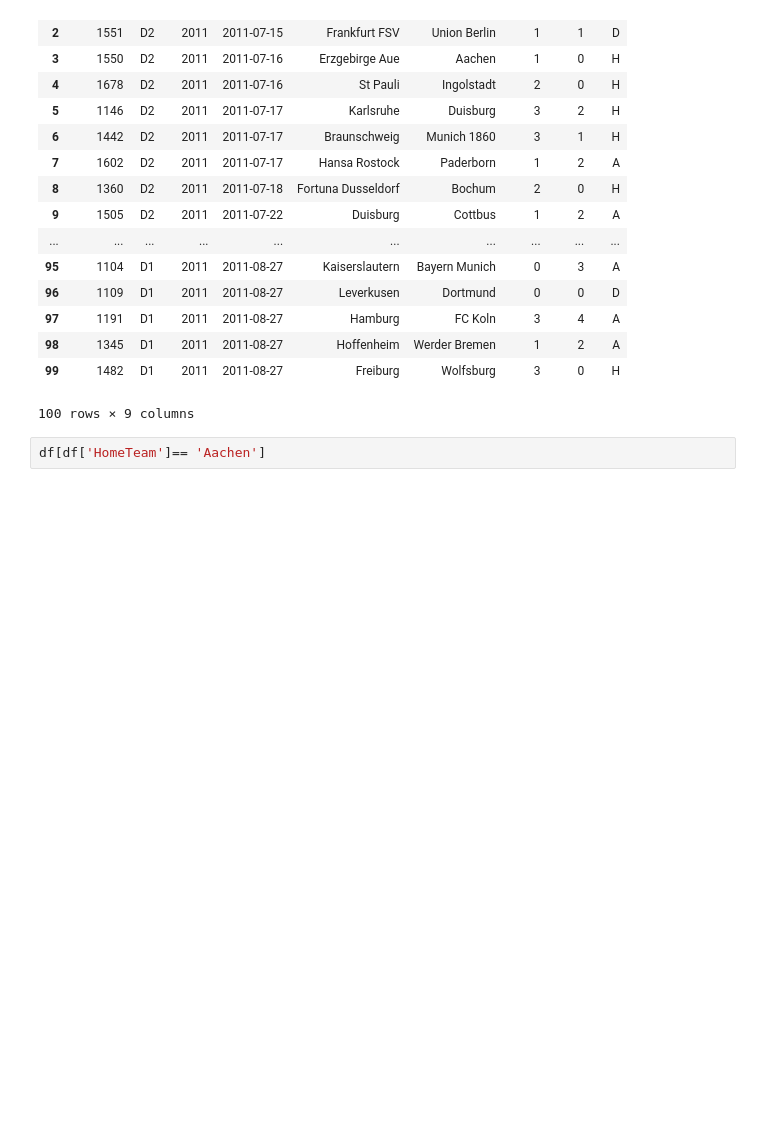
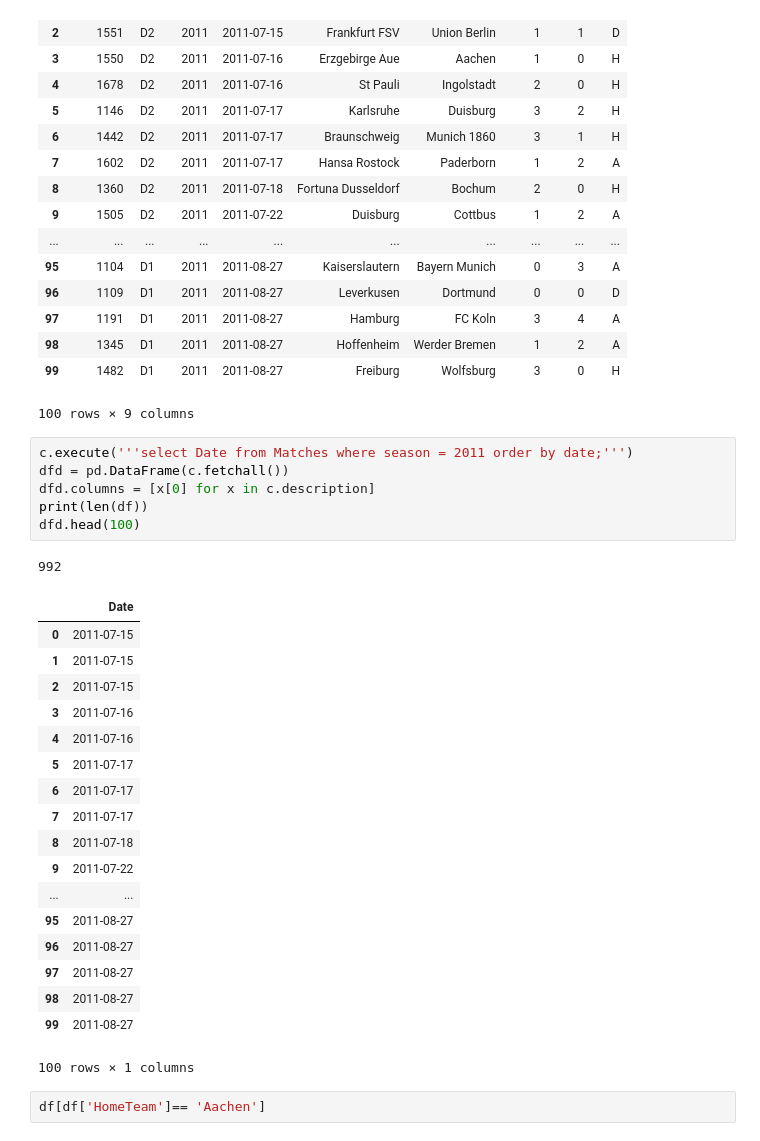
Before and after one commit to phoebetwong/flatiron_mod2proj, a Jupyter notebook: mod2lab_PW.ipynb, the cells around one changed output. Saved outputs shown, nothing was run; the diff lists cells and outputs as text; blank space fills up the shorter version.

Commit message:
added date dataframe

```diff
--- a/mod2lab_PW.ipynb
+++ b/mod2lab_PW.ipynb
@@ -177,6 +178,32 @@ df.head(100)
 | 98 | 1345 | D1 | 2011 | 2011-08-27 | Hoffenheim | Werder Bremen | 1 | 2 | A |
 | 99 | 1482 | D1 | 2011 | 2011-08-27 | Freiburg | Wolfsburg | 3 | 0 | H |
 100 rows × 9 columns
+# %%
+c.execute('''select Date from Matches where season = 2011 order by date;''')
+dfd = pd.DataFrame(c.fetchall())
+dfd.columns = [x[0] for x in c.description]
+print(len(df))
+dfd.head(100)
+# %% [output]
+992
+|  | Date |
+| 0 | 2011-07-15 |
+| 1 | 2011-07-15 |
+| 2 | 2011-07-15 |
+| 3 | 2011-07-16 |
+| 4 | 2011-07-16 |
+| 5 | 2011-07-17 |
+| 6 | 2011-07-17 |
+| 7 | 2011-07-17 |
+| 8 | 2011-07-18 |
+| 9 | 2011-07-22 |
+| ... | ... |
+| 95 | 2011-08-27 |
+| 96 | 2011-08-27 |
+| 97 | 2011-08-27 |
+| 98 | 2011-08-27 |
+| 99 | 2011-08-27 |
+100 rows × 1 columns
 # %%
 df[df['HomeTeam']== 'Aachen']
 # %% [output]
```
Also changed, not shown: parts of 2 cells of this notebook, 2 other files.
